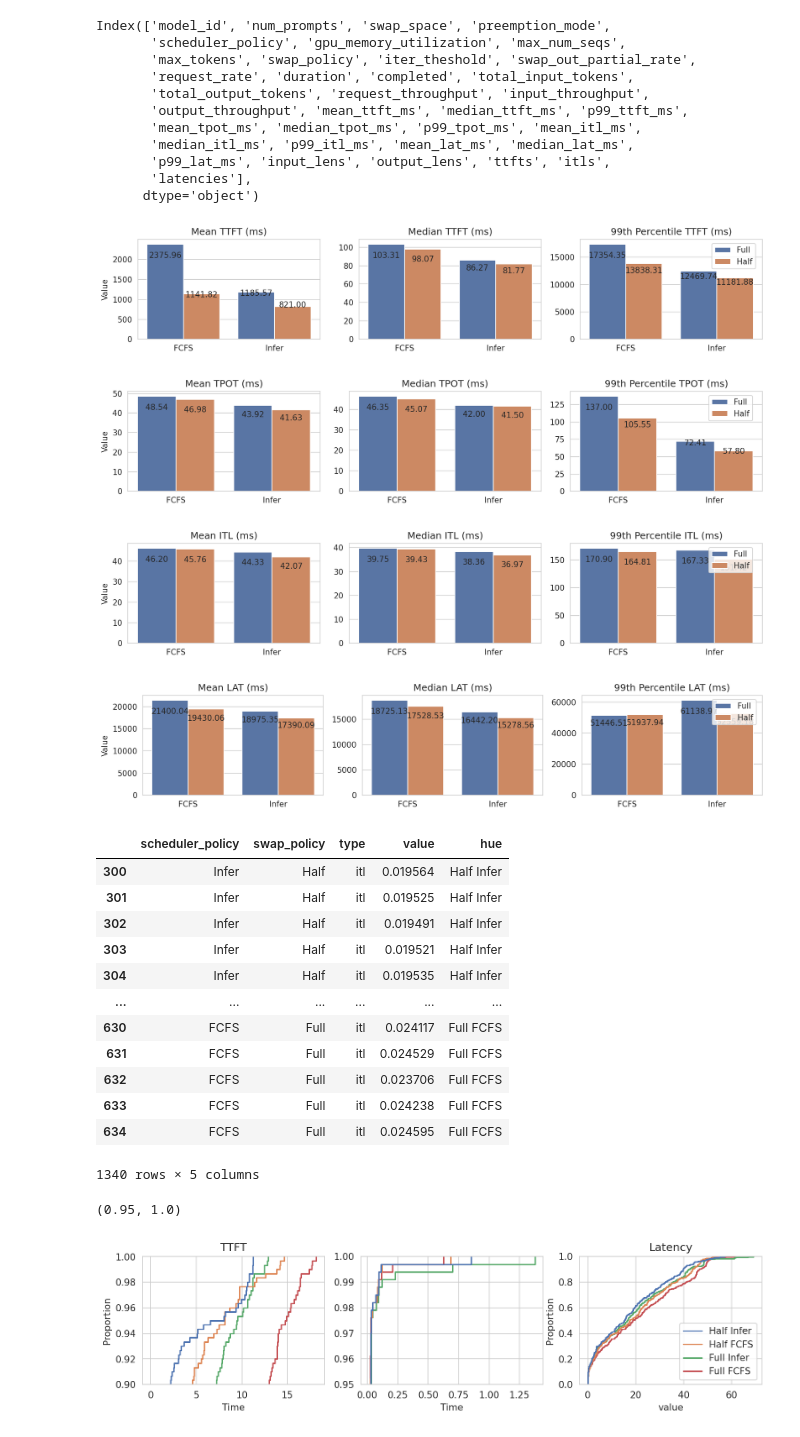
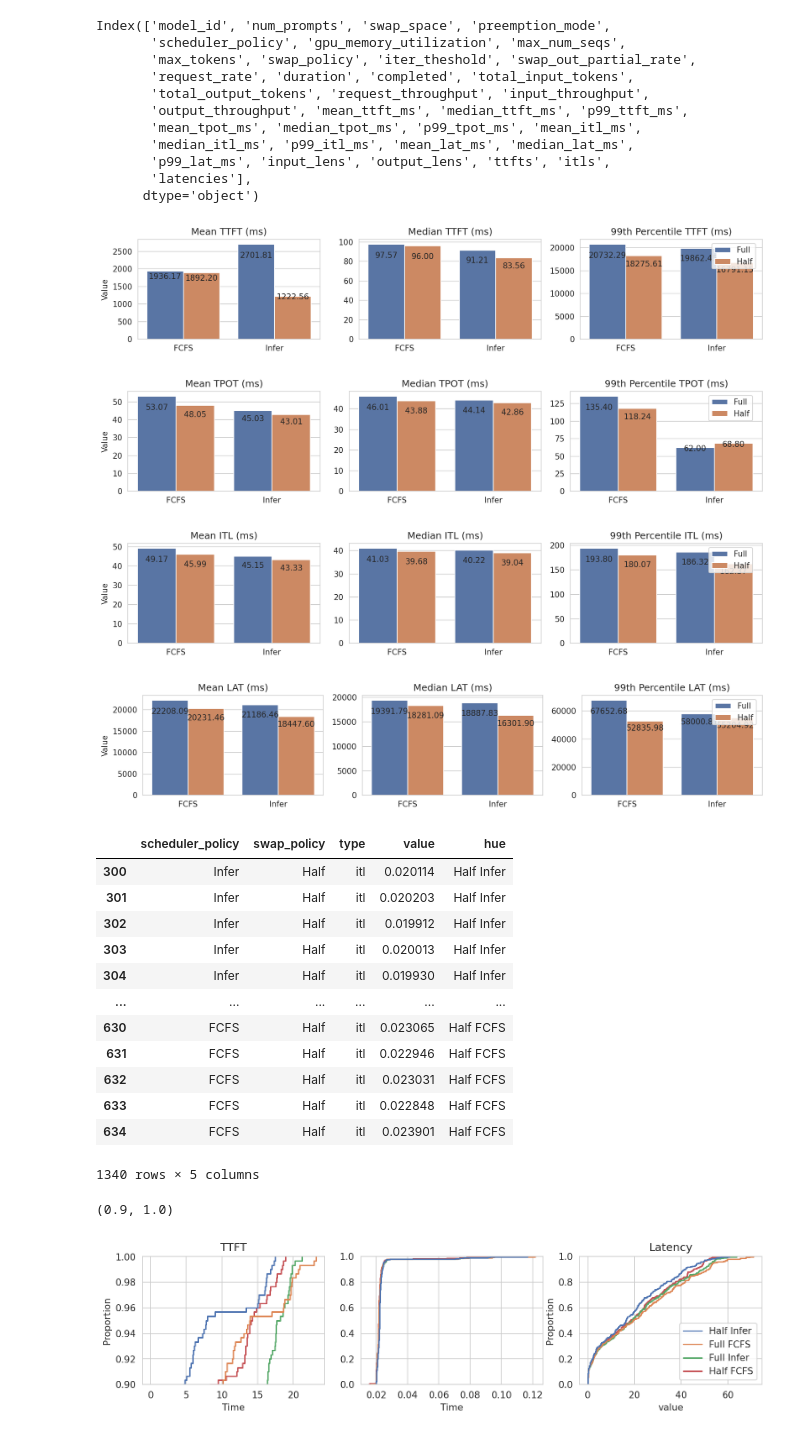
Before and after one commit to chengzhi-lu/vllm, a Jupyter notebook: benchmarks/result/analysis/result_analysis.ipynb, the cells around one changed output. Drawn from its saved outputs; the diff is of its cells as text; code cells hidden in the pictures.

```diff
--- a/benchmarks/result/analysis/result_analysis.ipynb
+++ b/benchmarks/result/analysis/result_analysis.ipynb
@@ -7,8 +7,8 @@ import json
 # %%
 base_dir="/root/vllm/benchmarks/result"
 # %%
-date = "20240627"
-counter = 36
+date = "20240706"
+counter = 87
 dir_name = os.path.join(base_dir, date, str(counter))
 # %%
 dfs = {}
@@ -137,7 +137,7 @@ plt.legend(bbox_to_anchor=(.7, 1), loc='upper left')
 plt.tight_layout()
 plt.show()
 # %% [output]
-[figure, old version]
+[figure, new version]
 # %%
 # plot TPOT
 
@@ -183,7 +183,7 @@ plt.legend(bbox_to_anchor=(.7, 1), loc='upper left')
 plt.tight_layout()
 plt.show()
 # %% [output]
-[figure, old version]
+[figure, new version]
 # %%
 # plot itl
 
@@ -228,7 +228,7 @@ plt.legend(bbox_to_anchor=(.7, 1), loc='upper left')
 plt.tight_layout()
 plt.show()
 # %% [output]
-[figure, old version]
+[figure, new version]
 # %%
 # plot lat
 
@@ -274,7 +274,7 @@ plt.legend(bbox_to_anchor=(.7, 1), loc='upper left')
 plt.tight_layout()
 plt.show()
 # %% [output]
-[figure, old version]
+[figure, new version]
 # %%
 # Initialize result dictionary
 result = {"scheduler_policy": [], "swap_policy": []}
@@ -320,35 +320,35 @@ long_df['hue']=long_df['swap_policy']+" "+long_df["scheduler_policy"]
 long_df[long_df['type']=='itl']
 # %% [output]
 |  | scheduler_policy | swap_policy | type | value | hue |
-| 300 | Infer | Half | itl | 0.019564 | Half Infer |
-| 301 | Infer | Half | itl | 0.019525 | Half Infer |
-| 302 | Infer | Half | itl | 0.019491 | Half Infer |
-| 303 | Infer | Half | itl | 0.019521 | Half Infer |
-| 304 | Infer | Half | itl | 0.019535 | Half Infer |
+| 300 | Infer | Half | itl | 0.020114 | Half Infer |
+| 301 | Infer | Half | itl | 0.020203 | Half Infer |
+| 302 | Infer | Half | itl | 0.019912 | Half Infer |
+| 303 | Infer | Half | itl | 0.020013 | Half Infer |
+| 304 | Infer | Half | itl | 0.019930 | Half Infer |
 | ... | ... | ... | ... | ... | ... |
-| 630 | FCFS | Full | itl | 0.024117 | Full FCFS |
-| 631 | FCFS | Full | itl | 0.024529 | Full FCFS |
-| 632 | FCFS | Full | itl | 0.023706 | Full FCFS |
-| 633 | FCFS | Full | itl | 0.024238 | Full FCFS |
-| 634 | FCFS | Full | itl | 0.024595 | Full FCFS |
+| 630 | FCFS | Half | itl | 0.023065 | Half FCFS |
+| 631 | FCFS | Half | itl | 0.022946 | Half FCFS |
+| 632 | FCFS | Half | itl | 0.023031 | Half FCFS |
+| 633 | FCFS | Half | itl | 0.022848 | Half FCFS |
+| 634 | FCFS | Half | itl | 0.023901 | Half FCFS |
 1340 rows × 5 columns
 # %%
 # plot ecdf figures for different scheduler policy and swap policy
 colors = sns.color_palette("deep",n_colors=4)
 count=0
 fig, ax = plt.subplots(figsize=(12,2.5),dpi=150,ncols=3,nrows=1)
 sns.ecdfplot(data=long_df[long_df['type']=='ttft'],x='value',hue='hue',palette=colors,ax=ax[0],legend=False)
 sns.ecdfplot(data=long_df[long_df['type']=='itl'],x='value',hue='hue',palette=colors,ax=ax[1],legend=False)
 sns.ecdfplot(data=long_df[long_df['type']=='latency'],x='value',hue='hue',palette=colors,ax=ax[2])
 ax[0].set_title('TTFT')
 ax[0].set_xlabel('Time')
 ax[1].set_xlabel('Time')
 ax[1].set_ylabel('')
 # ax[1].set_yscale('log')
 ax[2].set_title('Latency')
 ax[2].get_legend().set_title('')
 ax[0].set_ylim(0.9,1)
-ax[1].set_ylim(0.95,1)
+# ax[1].set_ylim(0.95,1)
 # %% [output]
-(0.95, 1.0)
+(0.9, 1.0)
-[figure, old version]
+[figure, new version]
```
Also changed, not shown: parts of 1 cell of this notebook, 2 other files.
